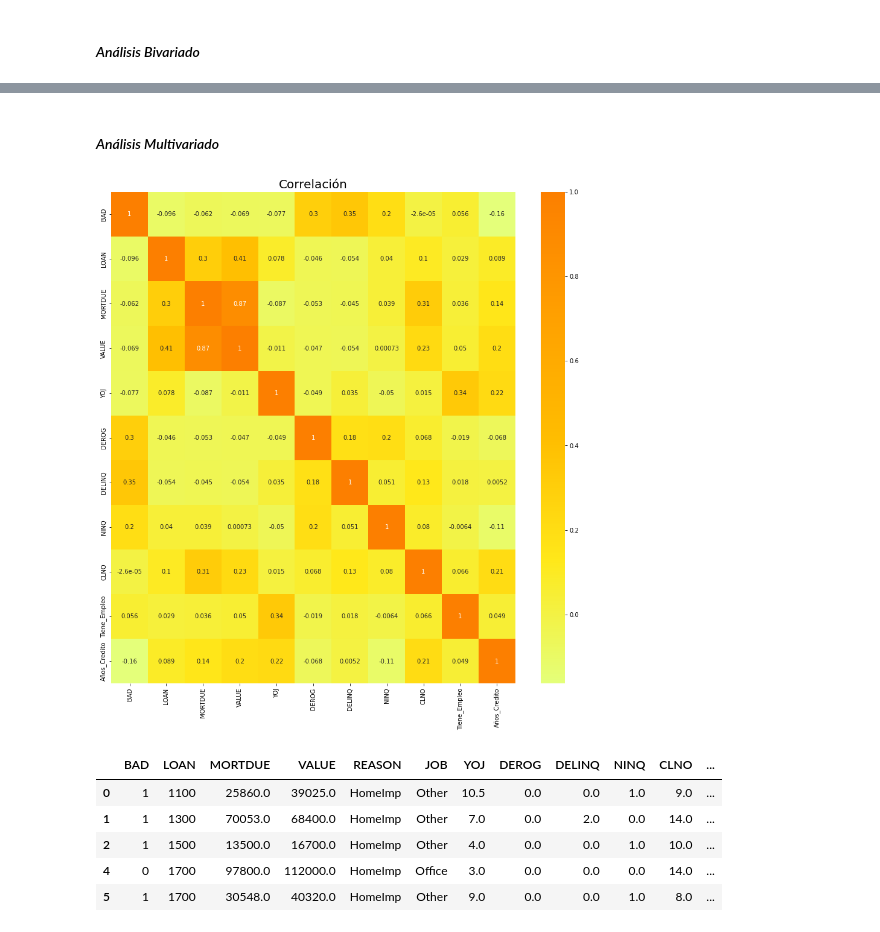
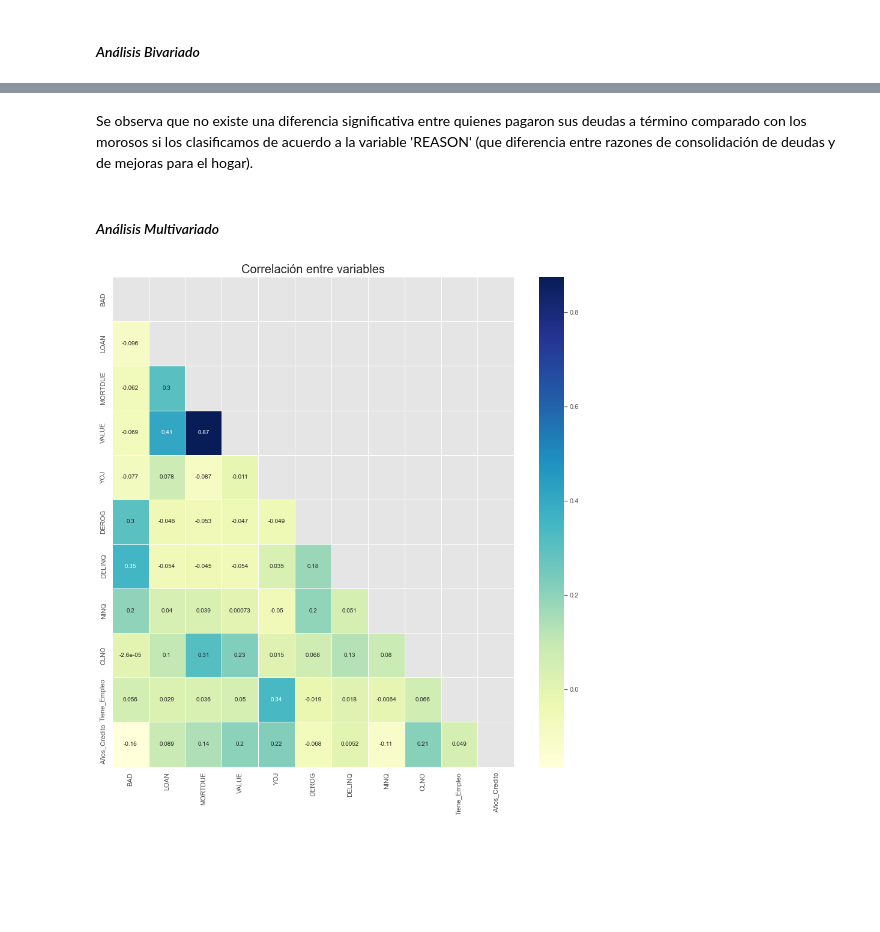
Before and after one commit to HelgaZambrana/data-science-coderhouse, a Jupyter notebook: ProyectoFinal_RiesgoCrediticio.ipynb, the cells around one changed output, grey strips where cells are left out. Drawn from its saved outputs; the diff is of its cells as text; code cells hidden in the pictures; blank space fills up the shorter version.

```diff
--- a/ProyectoFinal_RiesgoCrediticio.ipynb
+++ b/ProyectoFinal_RiesgoCrediticio.ipynb
@@ -213,2 +241,7 @@ De las estadísticas descriptivas se pueden comenzar a perfilar algunas definici
 # %% [markdown]
 #### *Análisis Bivariado*
+# %%
+#Hacer visible la diferencia entre préstamos morosos y préstamos pagados
+historial_credito.loc[historial_credito.BAD == 1, 'STATUS'] = 'MOROSO'
+historial_credito.loc[historial_credito.BAD == 0, 'STATUS'] = 'PAGADO'
+historial_credito.head()
@@ -214,0 +255,6 @@ De las estadísticas descriptivas se pueden comenzar a perfilar algunas definici
+# %%
+#Comparar las razones de los préstamos solicitados entre morosos y quienes pagan a término
+historial_credito.loc[historial_credito.BAD == 1, 'STATUS'] = 'MOROSO'
+historial_credito.loc[historial_credito.BAD == 0, 'STATUS'] = 'PAGADO'
+g = historial_credito.groupby('REASON')
+g['STATUS'].value_counts(normalize=True).to_frame().style.format("{:.1%}")
@@ -214,0 +268,2 @@ De las estadísticas descriptivas se pueden comenzar a perfilar algunas definici
+# %% [markdown]
+Se observa que no existe una diferencia significativa entre quienes pagaron sus deudas a término comparado con los morosos si los clasificamos de acuerdo a la variable 'REASON' (que diferencia entre razones de consolidación de deudas y de mejoras para el hogar).
@@ -215,22 +275,16 @@ De las estadísticas descriptivas se pueden comenzar a perfilar algunas definici
 # %% [markdown]
 #### *Análisis Multivariado*
 # %%
-#Heatmap
-plt.rcParams['figure.figsize'] = (15, 15)
+#Correlación
+mask = np.triu(np.ones_like(historial_credito.corr(),dtype = bool))
 
-sns.heatmap(historial_credito.corr(), annot = True, cmap = 'Wistia')
-plt.title('Correlación', fontsize = 20)
+sns.heatmap(historial_credito.corr(),
+            annot = True,
+            linecolor='white',
+            linewidths=1,
+            mask=mask,
+            cmap = 'YlGnBu')
+plt.title('Correlación entre variables', fontsize = 20)
 plt.show()
 # %% [output]
-[figure, old version]
+[figure, new version]
-# %%
-historial_credito.loc[historial_credito.BAD == 1, 'STATUS'] = 'NO PAGO'
-historial_credito.loc[historial_credito.BAD == 0, 'STATUS'] = 'PAGO'
-historial_credito.head()
-# %% [output]
-|  | BAD | LOAN | MORTDUE | VALUE | REASON | JOB | YOJ | DEROG | DELINQ | NINQ | CLNO | ... |
-| 0 | 1 | 1100 | 25860.0 | 39025.0 | HomeImp | Other | 10.5 | 0.0 | 0.0 | 1.0 | 9.0 | ... |
-| 1 | 1 | 1300 | 70053.0 | 68400.0 | HomeImp | Other | 7.0 | 0.0 | 2.0 | 0.0 | 14.0 | ... |
-| 2 | 1 | 1500 | 13500.0 | 16700.0 | HomeImp | Other | 4.0 | 0.0 | 0.0 | 1.0 | 10.0 | ... |
-| 4 | 0 | 1700 | 97800.0 | 112000.0 | HomeImp | Office | 3.0 | 0.0 | 0.0 | 0.0 | 14.0 | ... |
-| 5 | 1 | 1700 | 30548.0 | 40320.0 | HomeImp | Other | 9.0 | 0.0 | 0.0 | 1.0 | 8.0 | ... |
```
Also changed, not shown: parts of 11 cells of this notebook.
